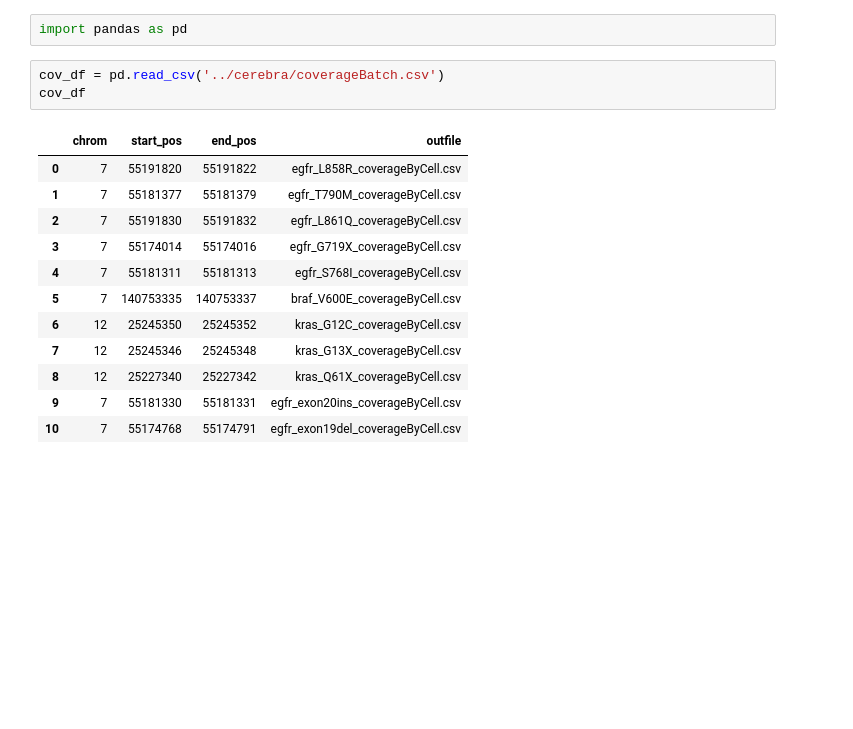
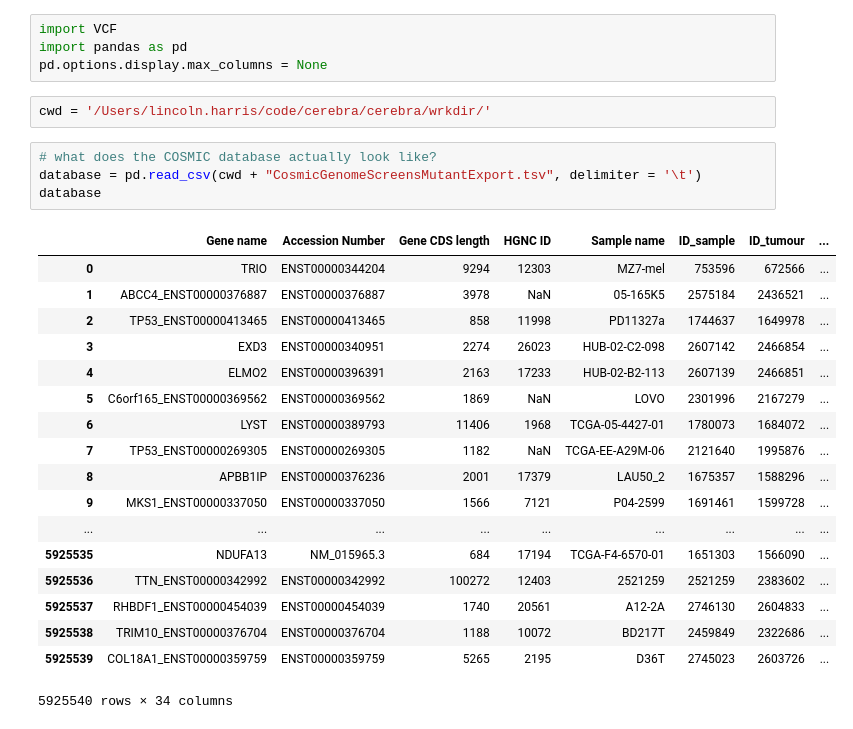
Before and after one commit to czbiohub-sf/cerebra, a Jupyter notebook: py_notebooks/scratch.ipynb, the cells around one changed output. Drawn from its saved outputs; the diff is of its cells as text; blank space fills up the shorter version.

```diff
--- a/py_notebooks/scratch.ipynb
+++ b/py_notebooks/scratch.ipynb
@@ -1,18 +1,29 @@
 # %%
+import VCF
 import pandas as pd
+pd.options.display.max_columns = None
-# %%
-cov_df = pd.read_csv('../cerebra/coverageBatch.csv')
-cov_df
-# %% [output]
-|  | chrom | start_pos | end_pos | outfile |
-| 0 | 7 | 55191820 | 55191822 | egfr_L858R_coverageByCell.csv |
-| 1 | 7 | 55181377 | 55181379 | egfr_T790M_coverageByCell.csv |
-| 2 | 7 | 55191830 | 55191832 | egfr_L861Q_coverageByCell.csv |
-| 3 | 7 | 55174014 | 55174016 | egfr_G719X_coverageByCell.csv |
-| 4 | 7 | 55181311 | 55181313 | egfr_S768I_coverageByCell.csv |
-| 5 | 7 | 140753335 | 140753337 | braf_V600E_coverageByCell.csv |
-| 6 | 12 | 25245350 | 25245352 | kras_G12C_coverageByCell.csv |
-| 7 | 12 | 25245346 | 25245348 | kras_G13X_coverageByCell.csv |
-| 8 | 12 | 25227340 | 25227342 | kras_Q61X_coverageByCell.csv |
-| 9 | 7 | 55181330 | 55181331 | egfr_exon20ins_coverageByCell.csv |
-| 10 | 7 | 55174768 | 55174791 | egfr_exon19del_coverageByCell.csv |
+# %%
+cwd = '/Users/lincoln.harris/code/cerebra/cerebra/wrkdir/'
+# %%
+# what does the COSMIC database actually look like?
+database = pd.read_csv(cwd + "CosmicGenomeScreensMutantExport.tsv", delimiter = '\t')
+database
+# %% [output]
+|  | Gene name | Accession Number | Gene CDS length | HGNC ID | Sample name | ID_sample | ID_tumour | ... |
+| 0 | TRIO | ENST00000344204 | 9294 | 12303 | MZ7-mel | 753596 | 672566 | ... |
+| 1 | ABCC4_ENST00000376887 | ENST00000376887 | 3978 | NaN | 05-165K5 | 2575184 | 2436521 | ... |
+| 2 | TP53_ENST00000413465 | ENST00000413465 | 858 | 11998 | PD11327a | 1744637 | 1649978 | ... |
+| 3 | EXD3 | ENST00000340951 | 2274 | 26023 | HUB-02-C2-098 | 2607142 | 2466854 | ... |
+| 4 | ELMO2 | ENST00000396391 | 2163 | 17233 | HUB-02-B2-113 | 2607139 | 2466851 | ... |
+| 5 | C6orf165_ENST00000369562 | ENST00000369562 | 1869 | NaN | LOVO | 2301996 | 2167279 | ... |
+| 6 | LYST | ENST00000389793 | 11406 | 1968 | TCGA-05-4427-01 | 1780073 | 1684072 | ... |
+| 7 | TP53_ENST00000269305 | ENST00000269305 | 1182 | NaN | TCGA-EE-A29M-06 | 2121640 | 1995876 | ... |
+| 8 | APBB1IP | ENST00000376236 | 2001 | 17379 | LAU50_2 | 1675357 | 1588296 | ... |
+| 9 | MKS1_ENST00000337050 | ENST00000337050 | 1566 | 7121 | P04-2599 | 1691461 | 1599728 | ... |
+| ... | ... | ... | ... | ... | ... | ... | ... | ... |
+| 5925535 | NDUFA13 | NM_015965.3 | 684 | 17194 | TCGA-F4-6570-01 | 1651303 | 1566090 | ... |
+| 5925536 | TTN_ENST00000342992 | ENST00000342992 | 100272 | 12403 | 2521259 | 2521259 | 2383602 | ... |
+| 5925537 | RHBDF1_ENST00000454039 | ENST00000454039 | 1740 | 20561 | A12-2A | 2746130 | 2604833 | ... |
+| 5925538 | TRIM10_ENST00000376704 | ENST00000376704 | 1188 | 10072 | BD217T | 2459849 | 2322686 | ... |
+| 5925539 | COL18A1_ENST00000359759 | ENST00000359759 | 5265 | 2195 | D36T | 2745023 | 2603726 | ... |
+5925540 rows × 34 columns
```
Also changed, not shown: parts of 30 cells of this notebook, 3 other files.
